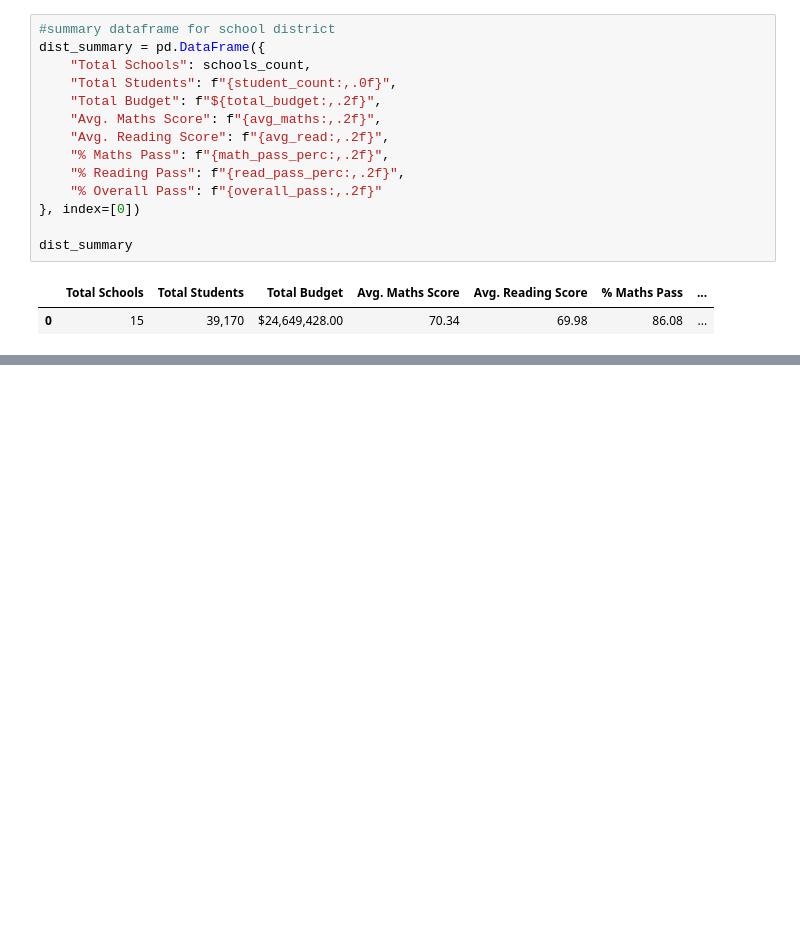
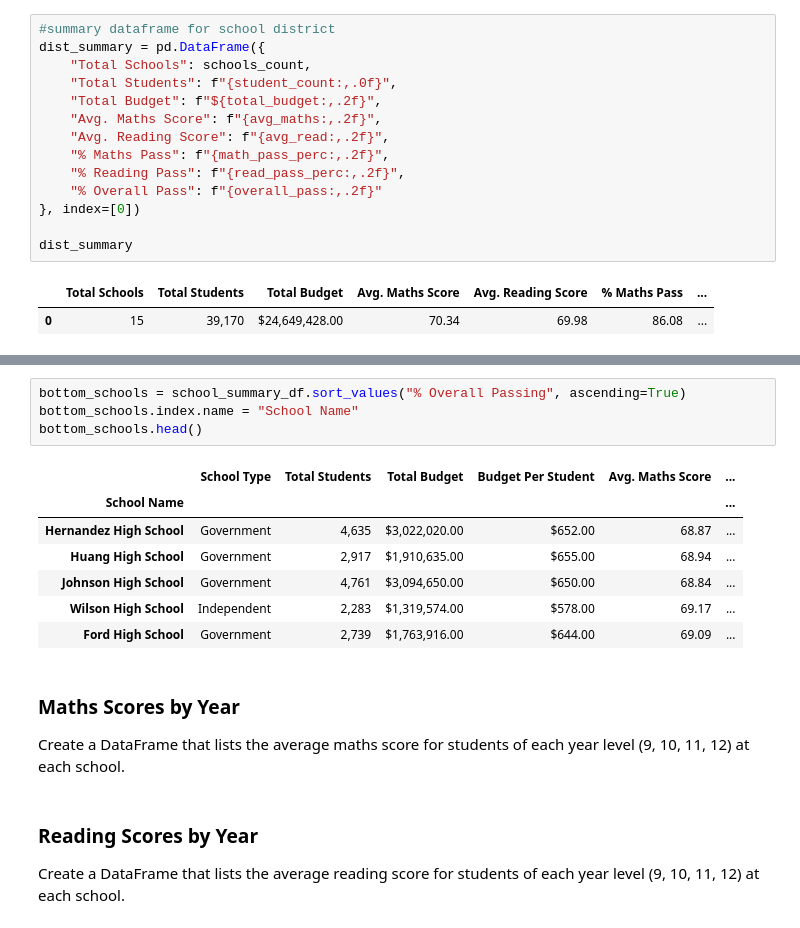
Before and after one commit to RHockley/pandas_challenge, a Jupyter notebook: PyCitySchools/PyCitySchools.ipynb, the cells around one changed output, grey strips where cells are left out. Saved outputs shown, nothing was run; the diff lists cells and outputs as text; blank space fills up the shorter version.

```diff
--- a/PyCitySchools/PyCitySchools.ipynb
+++ b/PyCitySchools/PyCitySchools.ipynb
@@ -138,0 +297,20 @@ full_summary = pd.DataFrame({
+# %%
+bottom_schools = school_summary_df.sort_values("% Overall Passing", ascending=True)
+bottom_schools.index.name = "School Name"
+bottom_schools.head()
+# %% [output]
+|  | School Type | Total Students | Total Budget | Budget Per Student | Avg. Maths Score | ... |
+| School Name |  |  |  |  |  | ... |
+| Hernandez High School | Government | 4,635 | $3,022,020.00 | $652.00 | 68.87 | ... |
+| Huang High School | Government | 2,917 | $1,910,635.00 | $655.00 | 68.94 | ... |
+| Johnson High School | Government | 4,761 | $3,094,650.00 | $650.00 | 68.84 | ... |
+| Wilson High School | Independent | 2,283 | $1,319,574.00 | $578.00 | 69.17 | ... |
+| Ford High School | Government | 2,739 | $1,763,916.00 | $644.00 | 69.09 | ... |
+# %% [markdown]
+### Maths Scores by Year
+
+Create a DataFrame that lists the average maths score for students of each year level (9, 10, 11, 12) at each school.
+# %% [markdown]
+### Reading Scores by Year
+
+Create a DataFrame that lists the average reading score for students of each year level (9, 10, 11, 12) at each school.
```
Also changed, not shown: parts of 18 cells of this notebook.
